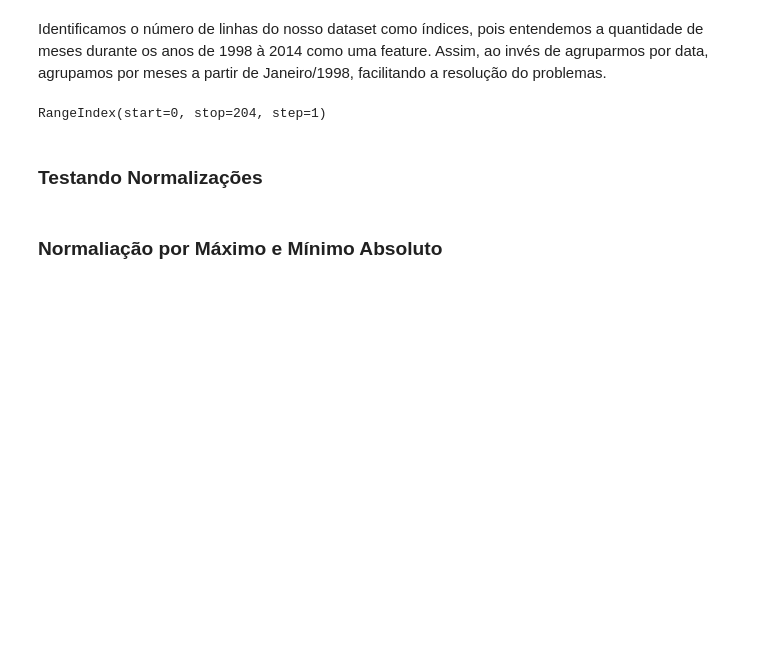
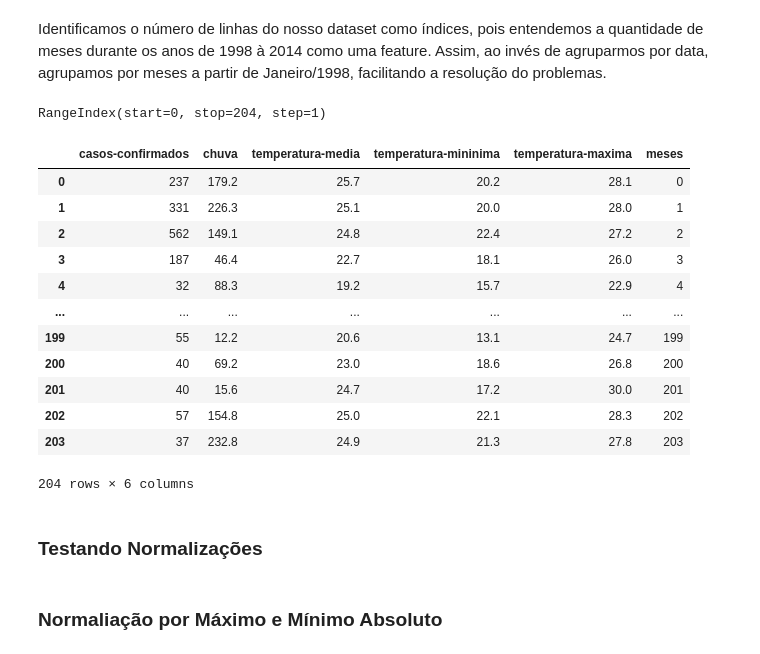
Before and after one commit to AnaLoponi/Machine_Learning_Casos_de_Dengue, a Jupyter notebook: Análise de Dados.ipynb, the cells around one changed output. Drawn from its saved outputs; the diff is of its cells as text; code cells hidden in the pictures; blank space fills up the shorter version.

```diff
--- a/Análise de Dados.ipynb
+++ b/Análise de Dados.ipynb
@@ -66,5 +67,21 @@ dados2.insert(5, "meses", meses, True)
 # %% [output]
 RangeIndex(start=0, stop=204, step=1)
+# %%
+dados2
+# %% [output]
+|  | casos-confirmados | chuva | temperatura-media | temperatura-mininima | temperatura-maxima | meses |
+| 0 | 237 | 179.2 | 25.7 | 20.2 | 28.1 | 0 |
+| 1 | 331 | 226.3 | 25.1 | 20.0 | 28.0 | 1 |
+| 2 | 562 | 149.1 | 24.8 | 22.4 | 27.2 | 2 |
+| 3 | 187 | 46.4 | 22.7 | 18.1 | 26.0 | 3 |
+| 4 | 32 | 88.3 | 19.2 | 15.7 | 22.9 | 4 |
+| ... | ... | ... | ... | ... | ... | ... |
+| 199 | 55 | 12.2 | 20.6 | 13.1 | 24.7 | 199 |
+| 200 | 40 | 69.2 | 23.0 | 18.6 | 26.8 | 200 |
+| 201 | 40 | 15.6 | 24.7 | 17.2 | 30.0 | 201 |
+| 202 | 57 | 154.8 | 25.0 | 22.1 | 28.3 | 202 |
+| 203 | 37 | 232.8 | 24.9 | 21.3 | 27.8 | 203 |
+204 rows × 6 columns
 # %% [markdown]
 ### Testando Normalizações
 # %%
```
Also changed, not shown: parts of 3 cells of this notebook.
